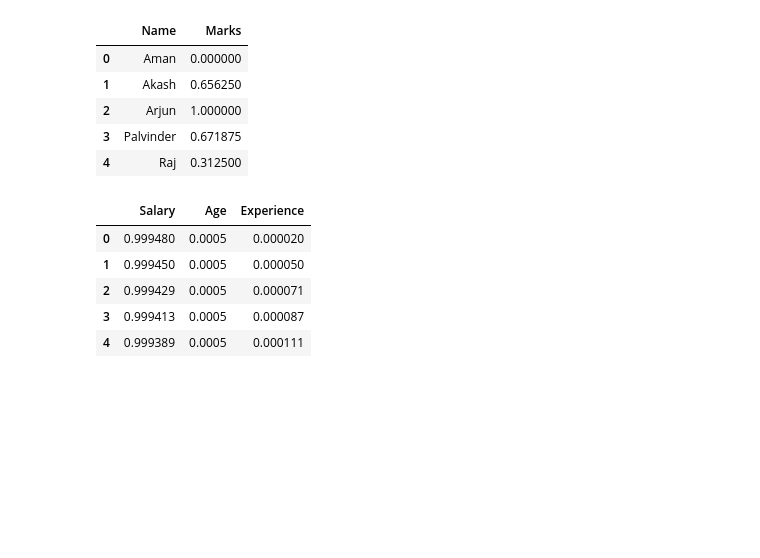
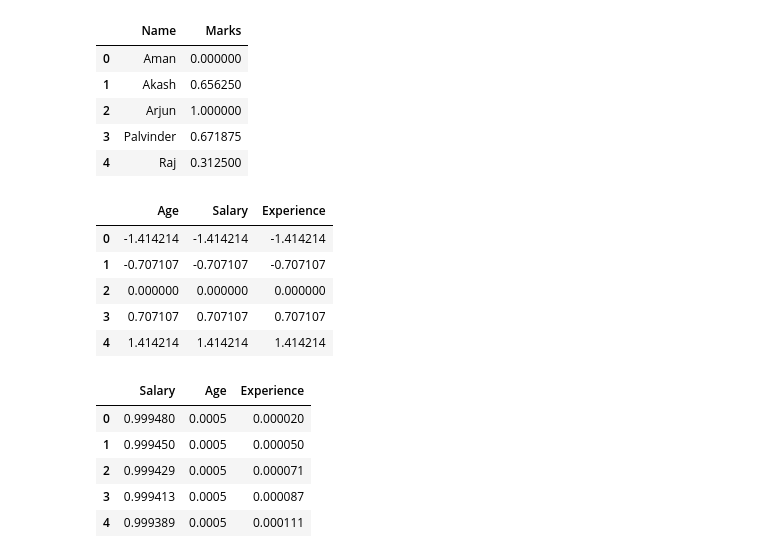
Before and after one commit to Aharv123/Week2-DataScience, a Jupyter notebook: scikit-learn/scikit-learn.ipynb, the cells around one changed output. Saved outputs shown, nothing was run; the diff lists cells and outputs as text; code cells hidden in the pictures; blank space fills up the shorter version.

```diff
--- a/scikit-learn/scikit-learn.ipynb
+++ b/scikit-learn/scikit-learn.ipynb
@@ -1057,3 +1059,29 @@ result
+# %%
+import pandas as pd
+from sklearn.preprocessing import StandardScaler
+
+
+data = {
+
+    "Age": [25, 30, 35, 40, 45],
+    "Salary": [50000, 60000, 70000, 80000, 90000],
+    "Experience": [2, 4, 6, 8, 10]
+}
+
+df  = pd.DataFrame(data)
+
+scaler = StandardScaler()
+
+scaled_data = scaler.fit_transform(df)
+scaled_df = pd.DataFrame(scaled_data, columns=df.columns)
+scaled_df
+# %% [output]
+|  | Age | Salary | Experience |
+| 0 | -1.414214 | -1.414214 | -1.414214 |
+| 1 | -0.707107 | -0.707107 | -0.707107 |
+| 2 | 0.000000 | 0.000000 | 0.000000 |
+| 3 | 0.707107 | 0.707107 | 0.707107 |
+| 4 | 1.414214 | 1.414214 | 1.414214 |
 # %%
 # L1 L2 normalizer
 
```
Also changed, not shown: parts of 8 cells of this notebook.
